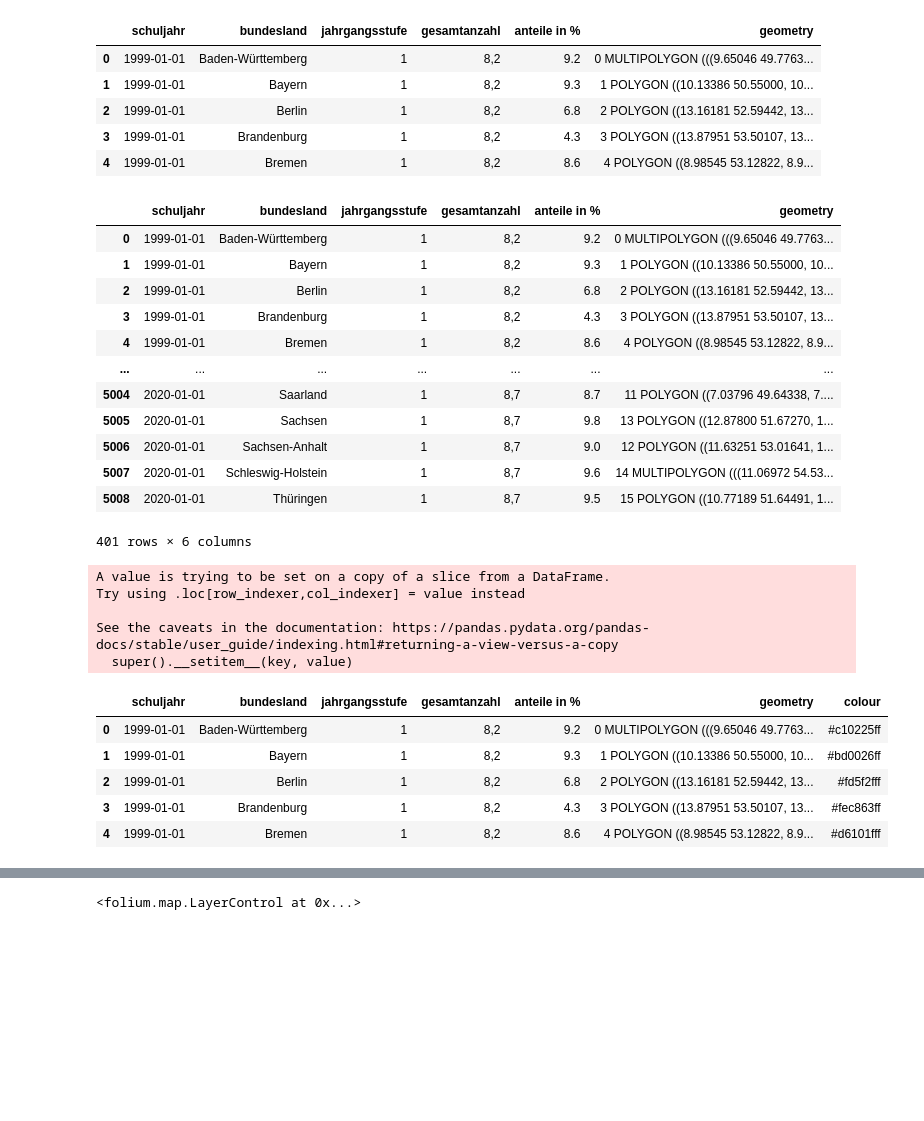
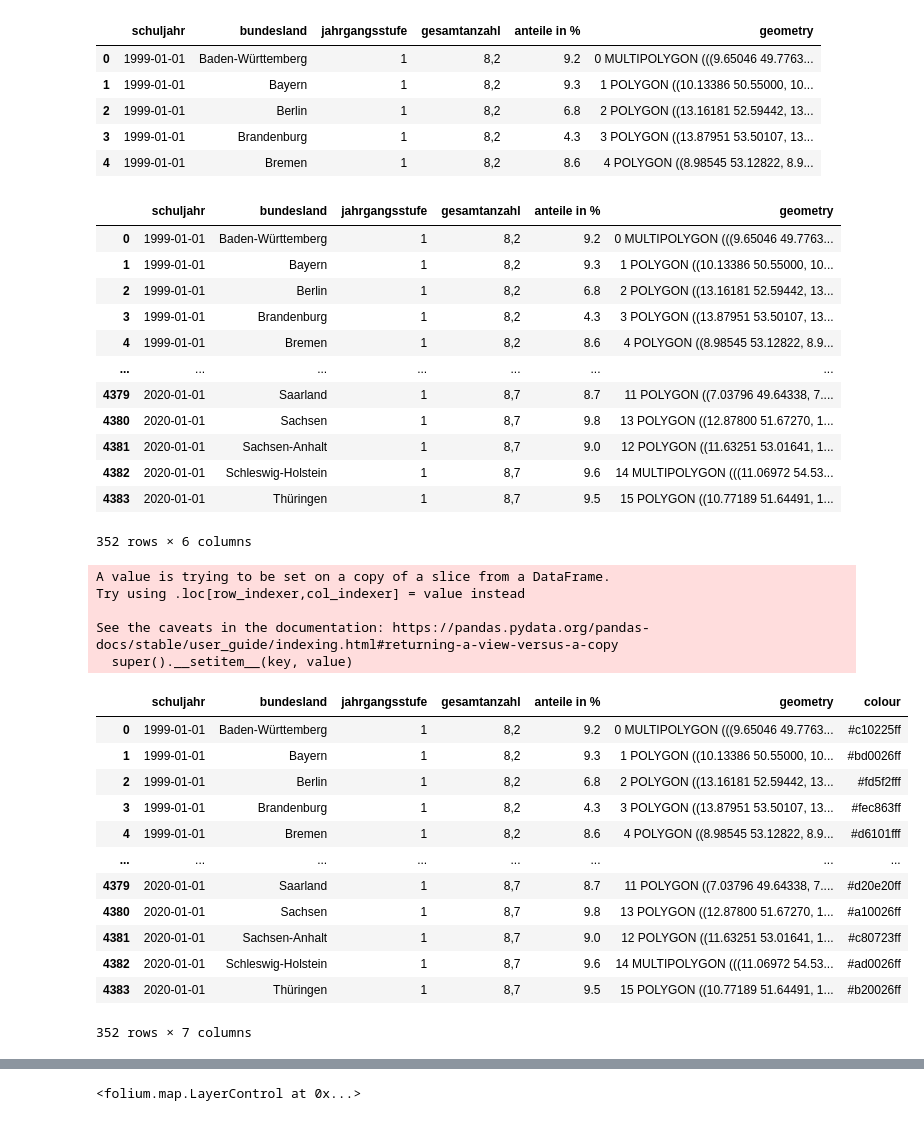
Before and after one commit to Sultanow/dt_society, a Jupyter notebook: python/education-de.ipynb, the cells around one changed output, grey strips where cells are left out. Drawn from its saved outputs; the diff is of its cells as text; code cells hidden in the pictures; blank space fills up the shorter version.

Commit message:
Fix time slider

```diff
--- a/python/education-de.ipynb
+++ b/python/education-de.ipynb
@@ -64,8 +64,9 @@ import warnings
 from shapely.errors import ShapelyDeprecationWarning
 warnings.filterwarnings("ignore", category=ShapelyDeprecationWarning) # todo fix version incompatibility
 # %%
+import time
 for row in tqdm(df.values):
-    schuljahr_as_date = datetime.date(int(str(row[0]).split('/')[0]), 1, 1).isoformat() # e.g. 2002-1-1 instead of 2002/2003
+    schuljahr_as_date = datetime.date(int(str(row[0]).split('/')[0]), 1, 1) # e.g. 2002-1-1 instead of 2002/2003
     anzahl = row[3]
     for i in range(4, len(df.columns)):
         anteile = float(str(row[i]).replace(",","."))
@@ -96,12 +97,12 @@ df1
 | 3 | 1999-01-01 | Brandenburg | 1 | 8,2 | 4.3 | 3 POLYGON ((13.87951 53.50107, 13... |
 | 4 | 1999-01-01 | Bremen | 1 | 8,2 | 8.6 | 4 POLYGON ((8.98545 53.12822, 8.9... |
 | ... | ... | ... | ... | ... | ... | ... |
-| 5004 | 2020-01-01 | Saarland | 1 | 8,7 | 8.7 | 11 POLYGON ((7.03796 49.64338, 7.... |
-| 5005 | 2020-01-01 | Sachsen | 1 | 8,7 | 9.8 | 13 POLYGON ((12.87800 51.67270, 1... |
-| 5006 | 2020-01-01 | Sachsen-Anhalt | 1 | 8,7 | 9.0 | 12 POLYGON ((11.63251 53.01641, 1... |
-| 5007 | 2020-01-01 | Schleswig-Holstein | 1 | 8,7 | 9.6 | 14 MULTIPOLYGON (((11.06972 54.53... |
-| 5008 | 2020-01-01 | Thüringen | 1 | 8,7 | 9.5 | 15 POLYGON ((10.77189 51.64491, 1... |
+| 4379 | 2020-01-01 | Saarland | 1 | 8,7 | 8.7 | 11 POLYGON ((7.03796 49.64338, 7.... |
+| 4380 | 2020-01-01 | Sachsen | 1 | 8,7 | 9.8 | 13 POLYGON ((12.87800 51.67270, 1... |
+| 4381 | 2020-01-01 | Sachsen-Anhalt | 1 | 8,7 | 9.0 | 12 POLYGON ((11.63251 53.01641, 1... |
+| 4382 | 2020-01-01 | Schleswig-Holstein | 1 | 8,7 | 9.6 | 14 MULTIPOLYGON (((11.06972 54.53... |
+| 4383 | 2020-01-01 | Thüringen | 1 | 8,7 | 9.5 | 15 POLYGON ((10.77189 51.64491, 1... |
-401 rows × 6 columns
+352 rows × 6 columns
 # %%
 # bins = list(df1["anteile in %"].quantile([0, 0.25, 0.5, 0.75, 1]))
 # %%
@@ -117,14 +118,21 @@ Try using .loc[row_indexer,col_indexer] = value instead
 See the caveats in the documentation: https://pandas.pydata.org/pandas-docs/stable/user_guide/indexing.html#returning-a-view-versus-a-copy
   super().__setitem__(key, value)
 # %%
-df1.head()
+df1
 # %% [output]
 |  | schuljahr | bundesland | jahrgangsstufe | gesamtanzahl | anteile in % | geometry | colour |
 | 0 | 1999-01-01 | Baden-Württemberg | 1 | 8,2 | 9.2 | 0 MULTIPOLYGON (((9.65046 49.7763... | #c10225ff |
 | 1 | 1999-01-01 | Bayern | 1 | 8,2 | 9.3 | 1 POLYGON ((10.13386 50.55000, 10... | #bd0026ff |
 | 2 | 1999-01-01 | Berlin | 1 | 8,2 | 6.8 | 2 POLYGON ((13.16181 52.59442, 13... | #fd5f2fff |
 | 3 | 1999-01-01 | Brandenburg | 1 | 8,2 | 4.3 | 3 POLYGON ((13.87951 53.50107, 13... | #fec863ff |
 | 4 | 1999-01-01 | Bremen | 1 | 8,2 | 8.6 | 4 POLYGON ((8.98545 53.12822, 8.9... | #d6101fff |
+| ... | ... | ... | ... | ... | ... | ... | ... |
+| 4379 | 2020-01-01 | Saarland | 1 | 8,7 | 8.7 | 11 POLYGON ((7.03796 49.64338, 7.... | #d20e20ff |
+| 4380 | 2020-01-01 | Sachsen | 1 | 8,7 | 9.8 | 13 POLYGON ((12.87800 51.67270, 1... | #a10026ff |
+| 4381 | 2020-01-01 | Sachsen-Anhalt | 1 | 8,7 | 9.0 | 12 POLYGON ((11.63251 53.01641, 1... | #c80723ff |
+| 4382 | 2020-01-01 | Schleswig-Holstein | 1 | 8,7 | 9.6 | 14 MULTIPOLYGON (((11.06972 54.53... | #ad0026ff |
+| 4383 | 2020-01-01 | Thüringen | 1 | 8,7 | 9.5 | 15 POLYGON ((10.77189 51.64491, 1... | #b20026ff |
+352 rows × 7 columns
 # %%
 # build stlye dict
 # styledict: dict
```
Also changed, not shown: parts of 4 cells of this notebook.
